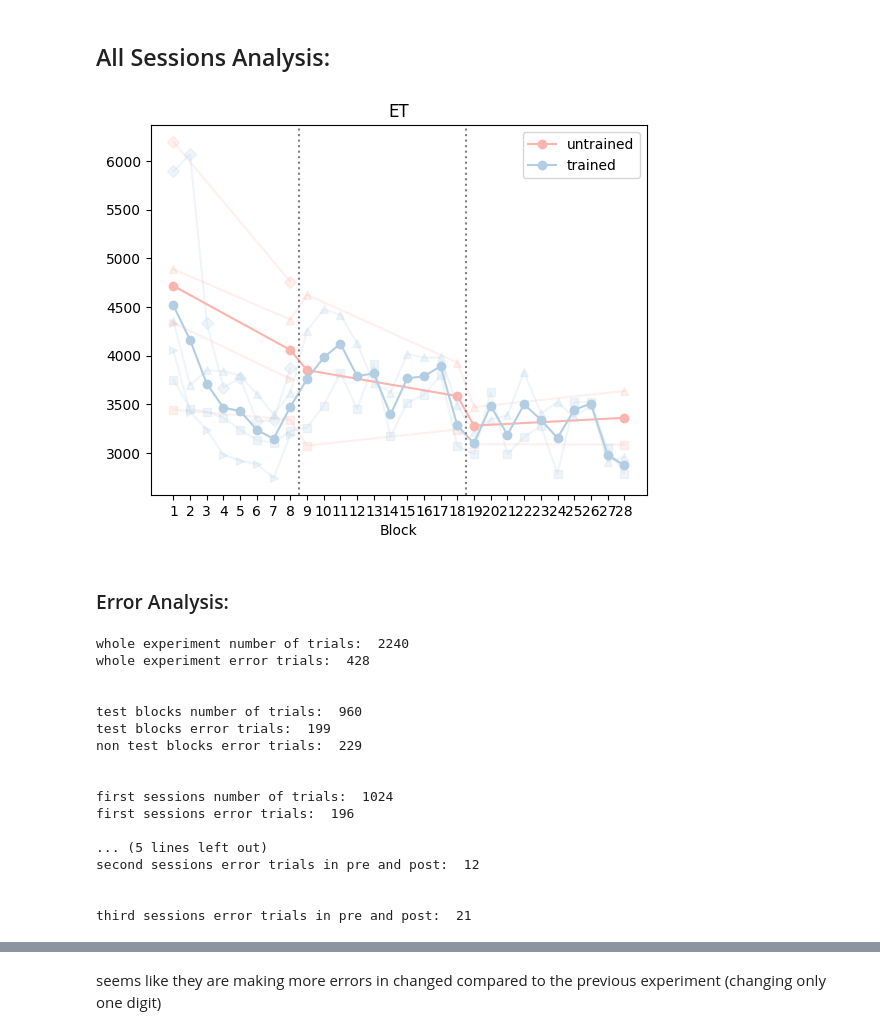
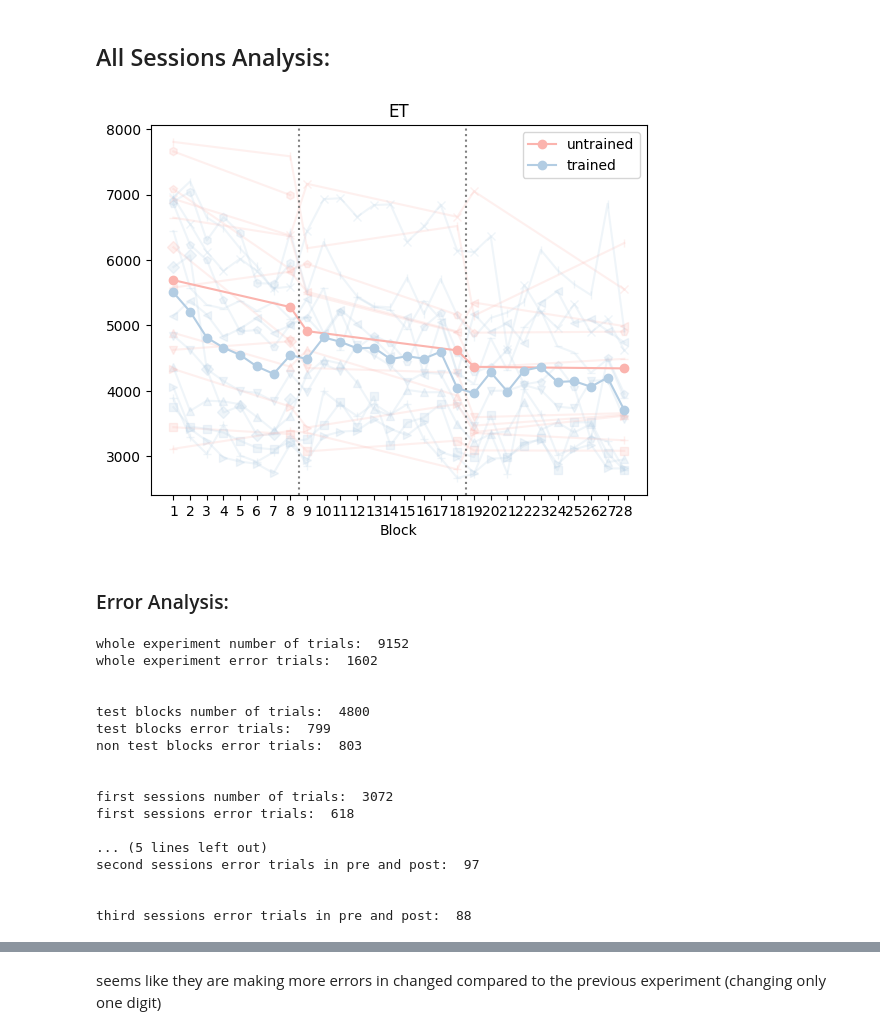
Before and after one commit to manazerzadeh/Sequence-Interference, a Jupyter notebook: DataAnalysis.ipynb, the cells around one changed output, grey strips where cells are left out. Saved outputs shown, nothing was run; the diff lists cells and outputs as text; code cells hidden in the pictures.

```diff
--- a/DataAnalysis.ipynb
+++ b/DataAnalysis.ipynb
@@ -41,7 +41,7 @@ precueTime = 0 # msecs for planning before movement
 hand = 2 #left or right hand
 
 # total_sub_num = 10
-sub_nums = [1, 2, 3, 5]
+sub_nums = [1, 2, 3, 4,  5, 6, 7, 8, 9, 10, 11, 12]
 
 num_pre_train_blocks = 1
 num_train_blocks = 6
@@ -102,7 +100,7 @@ subjs['is_digit_changed'] = subjs.apply(utils.is_digit_changed, axis = 1)
 # %%
 cmap = cm.Pastel1
 
-markers = ['o', 's', '^', 'D', 'v', '>', '<', 'p', 'h', 'x', '_']
+markers = ['o', 's', '^', 'D', 'v', '>', '<', 'p', 'h', 'x', '_', '|', '+']
 
 induction_blocks = subjs[subjs['BN'] <= num_pre_train_blocks+num_train_blocks+num_post_test_blocks]
 
@@ -194,7 +274,7 @@ TtestResult(statistic=3.4726740153158846, pvalue=0.04026825662822943, df=3)
 cmap = cm.Pastel1
 test_blocks = subjs[subjs['BN'].isin(range(1,29))]
 
-markers = ['o', 's', '^', 'D', 'v', '>', '<', 'p', 'h', 'x', '_']
+markers = ['o', 's', '^', 'D', 'v', '>', '<', 'p', 'h', 'x', '_', '|', '+']
 
 
 test_blocks = utils.remove_error_trials(test_blocks)
@@ -209,34 +289,34 @@ for subnum, subj_data in session_grouped.groupby('SubNum'):
             plt.plot(data['BN'], data['norm_MT'], marker = markers[subnum], color = cmap(1), alpha = 0.2)
         if (flag_untrained == True):
             plt.plot(data['BN'], data['norm_MT'], marker = markers[subnum], color = cmap(0), alpha = 0.2)
 
 
 
 session_grouped = session_grouped.groupby(['BN', 'is_trained_seq', 'is_untrained_seq', 'is_rand_seq']).agg({
     'norm_MT': 'mean'
 }).reset_index()
 for idx, ((flag_trained, flag_untrained), data) in enumerate(session_grouped.groupby(['is_trained_seq', 'is_untrained_seq'])):
         if (flag_trained == True):
             plt.plot(data['BN'], data['norm_MT'], marker = 'o', color = cmap(1), label = (lambda x: 'trained' if x else 'untrained')(flag_trained))
         if (flag_untrained == True):
             plt.plot(data['BN'], data['norm_MT'], marker = 'o', color = cmap(0), label = (lambda x: 'trained' if x else 'untrained')(flag_trained))
 
 plt.axvline(x=8.5, color='gray', linestyle='dotted')
 
 plt.axvline(x=18.5, color='gray', linestyle='dotted')
 
 plt.xticks(range(1,29))
 
 
 plt.title('ET')
 
 plt.xlabel('Block')
 
 plt.legend()
 
 plt.show()
 # %% [output]
-[figure, old version]
+[figure, new version]
 # %% [markdown]
 ### Error Analysis:
 # %%
@@ -270,23 +350,23 @@ session3_pre_post = subjs[subjs['BN'].isin([19,28])]
 print("\n \nsecond sessions error trials in pre and post: ", len(session2_pre_post[session2_pre_post['isError'] == 1]))
 print("\n \nthird sessions error trials in pre and post: ", len(session3_pre_post[session3_pre_post['isError'] == 1]))
 # %% [output]
-whole experiment number of trials:  2240
-whole experiment error trials:  428
+whole experiment number of trials:  9152
+whole experiment error trials:  1602
 
 
-test blocks number of trials:  960
-test blocks error trials:  199
-non test blocks error trials:  229
+test blocks number of trials:  4800
+test blocks error trials:  799
+non test blocks error trials:  803
 
 
-first sessions number of trials:  1024
-first sessions error trials:  196
+first sessions number of trials:  3072
+first sessions error trials:  618
 
 ... (5 lines left out)
-second sessions error trials in pre and post:  12
+second sessions error trials in pre and post:  97
 
 
-third sessions error trials in pre and post:  21
+third sessions error trials in pre and post:  88
 # %%
 test_blocks = subjs[subjs['BN'].isin(list(range(10,18)) + list(range(20,28)))]
 
```
Also changed, not shown: parts of 41 cells of this notebook, 2 other files.
